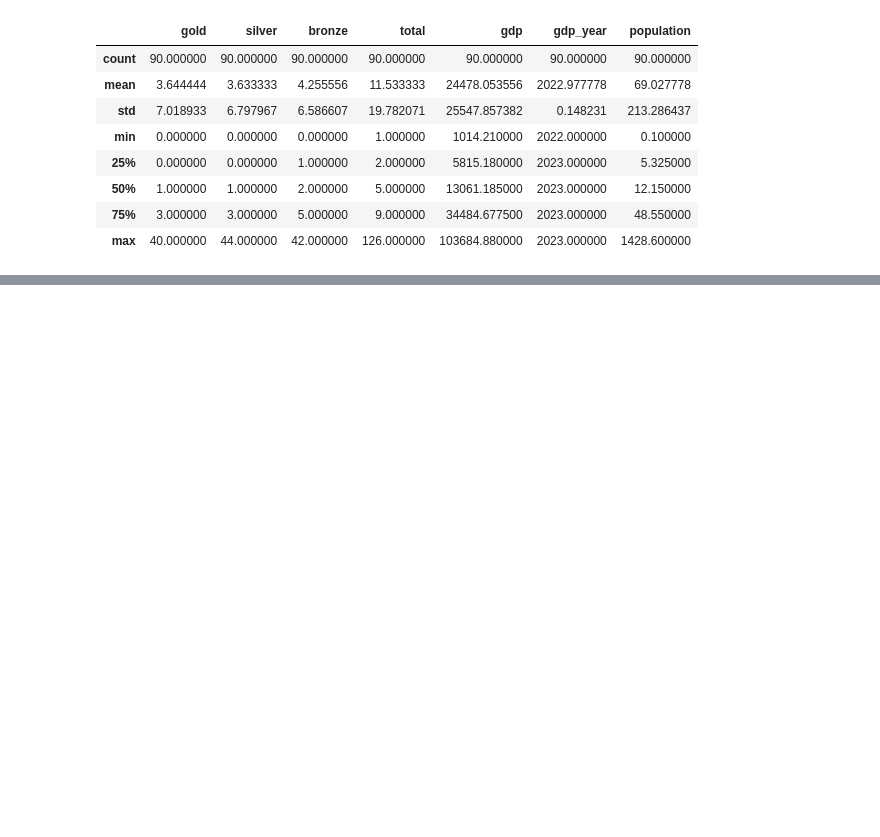
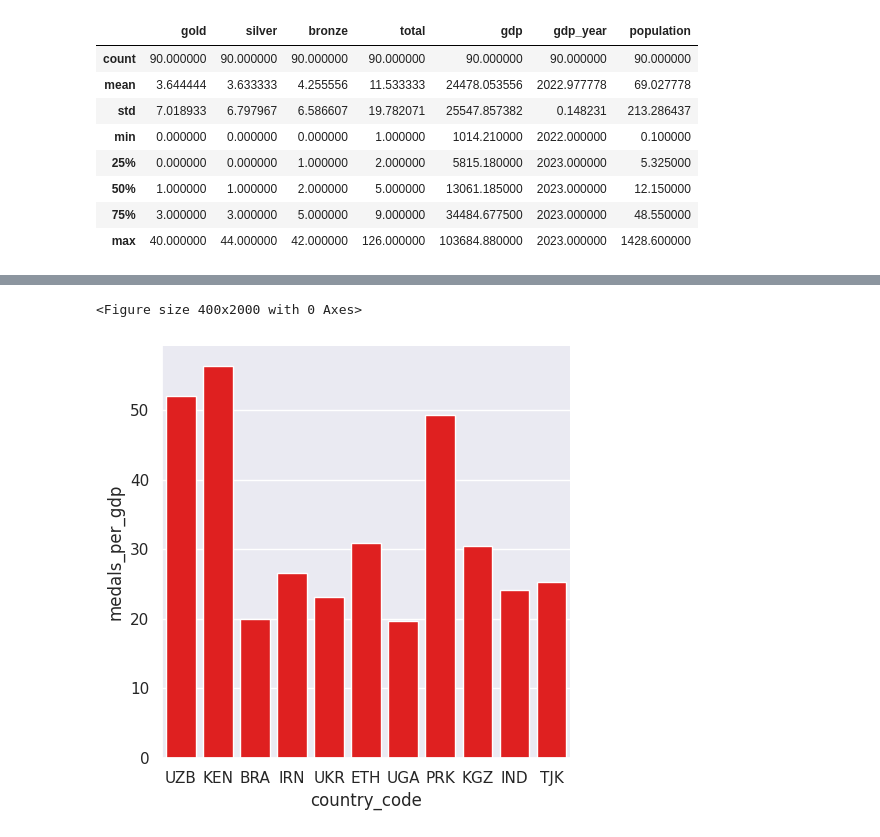
Before and after one commit to mohamedyosef101/olympics-economics, a Jupyter notebook: main.ipynb, the cells around one changed output, grey strips where cells are left out. Cells and saved outputs as stored; diff of their text form; code cells hidden in the pictures; blank space fills up the shorter version.

```diff
--- a/main.ipynb
+++ b/main.ipynb
@@ -50,0 +145,8 @@ df.describe()
+# %%
+# all red countries
+plt.figure(figsize=(4, 20))
+sns.catplot(data=df[df.medals_per_gdp > 19], x='country_code', y='medals_per_gdp', kind='bar', color='red')
+plt.show()
+# %% [output]
+<Figure size 400x2000 with 0 Axes>
+[figure, added]
```
Also changed, not shown: parts of 40 cells of this notebook.
